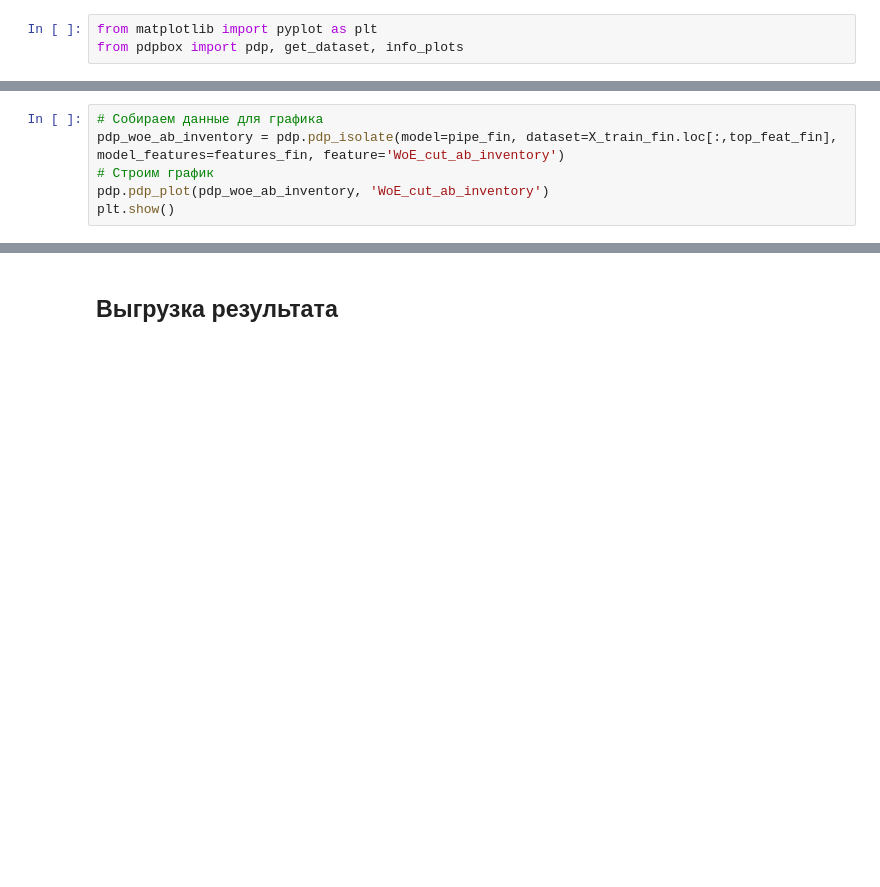
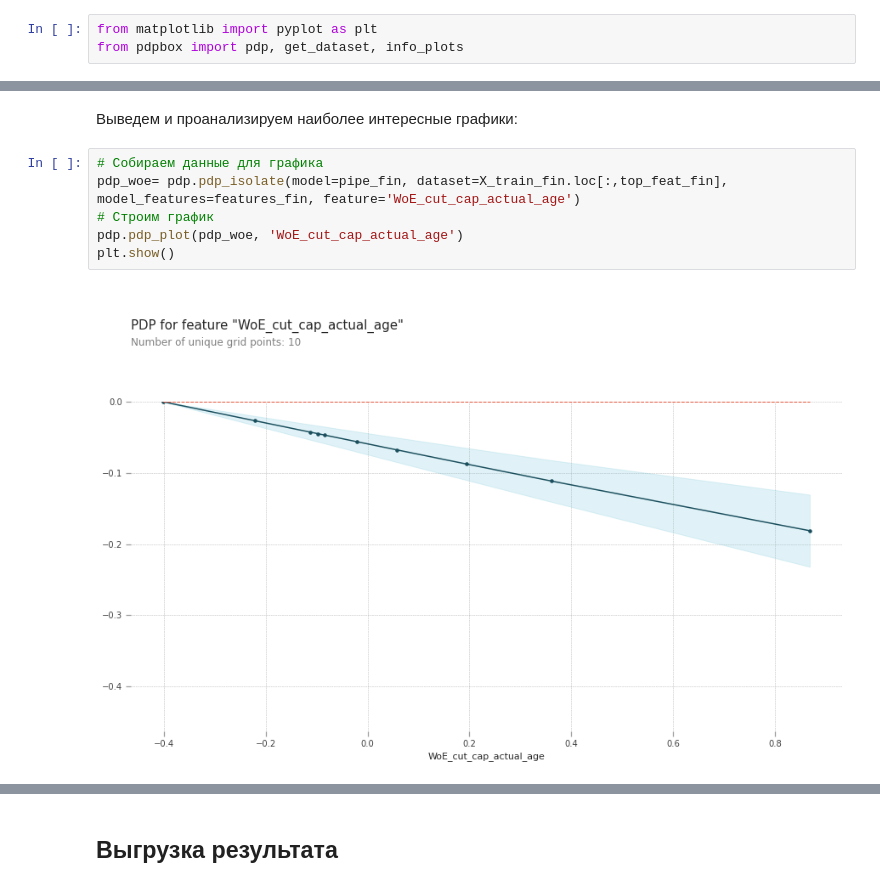
Before and after one commit to Stuksus/Hackaton_SBER, a Jupyter notebook: Final_file_for_hackaton_sber.ipynb, the cells around one changed output, grey strips where cells are left out. Drawn from its saved outputs; the diff is of its cells as text; blank space fills up the shorter version.

Commit message:
added pdp plots

```diff
--- a/Final_file_for_hackaton_sber.ipynb
+++ b/Final_file_for_hackaton_sber.ipynb
@@ -1458,6 +1502,10 @@ features_fin
+# %% [markdown]
+Выведем и проанализируем наиболее интересные графики:
 # %%
 # Собираем данные для графика
-pdp_woe_ab_inventory = pdp.pdp_isolate(model=pipe_fin, dataset=X_train_fin.loc[:,top_feat_fin], model_features=features_fin, feature='WoE_cut_ab_inventory')
+pdp_woe= pdp.pdp_isolate(model=pipe_fin, dataset=X_train_fin.loc[:,top_feat_fin], model_features=features_fin, feature='WoE_cut_cap_actual_age')
 # Строим график
-pdp.pdp_plot(pdp_woe_ab_inventory, 'WoE_cut_ab_inventory')
+pdp.pdp_plot(pdp_woe, 'WoE_cut_cap_actual_age')
 plt.show()
+# %% [output]
+[figure, added]
```
Also changed, not shown: parts of 54 cells of this notebook.
